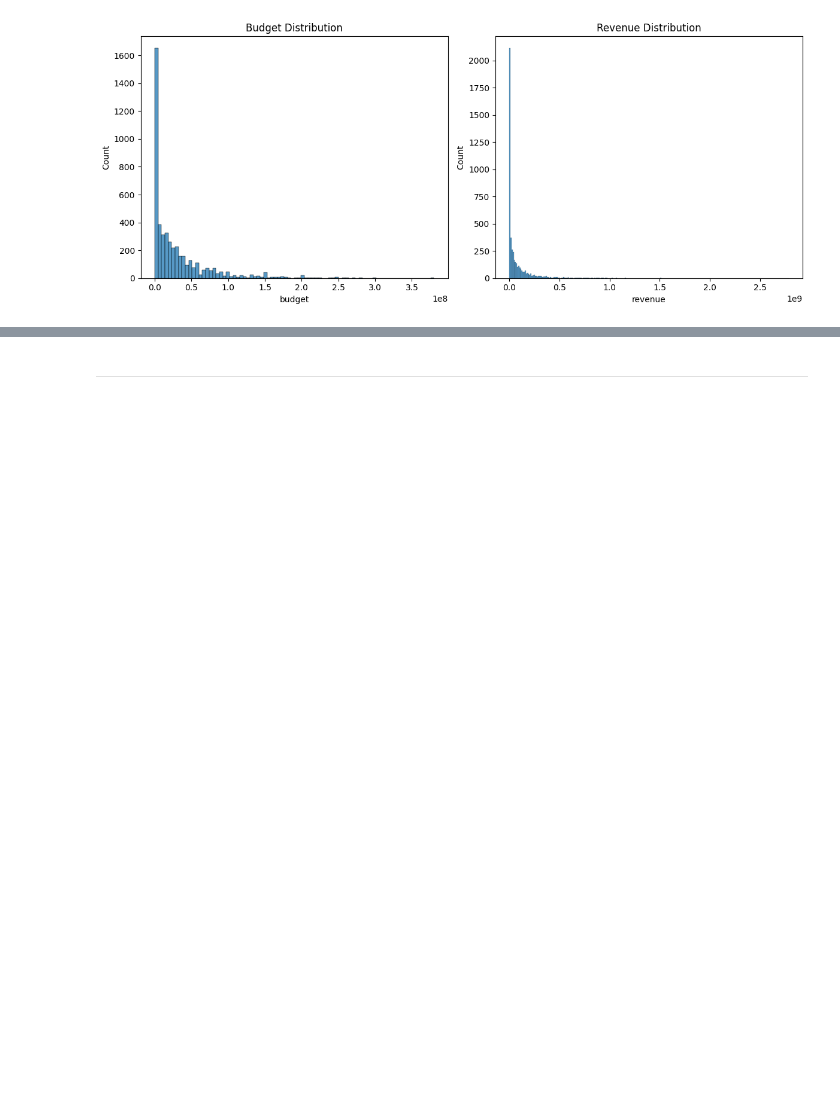
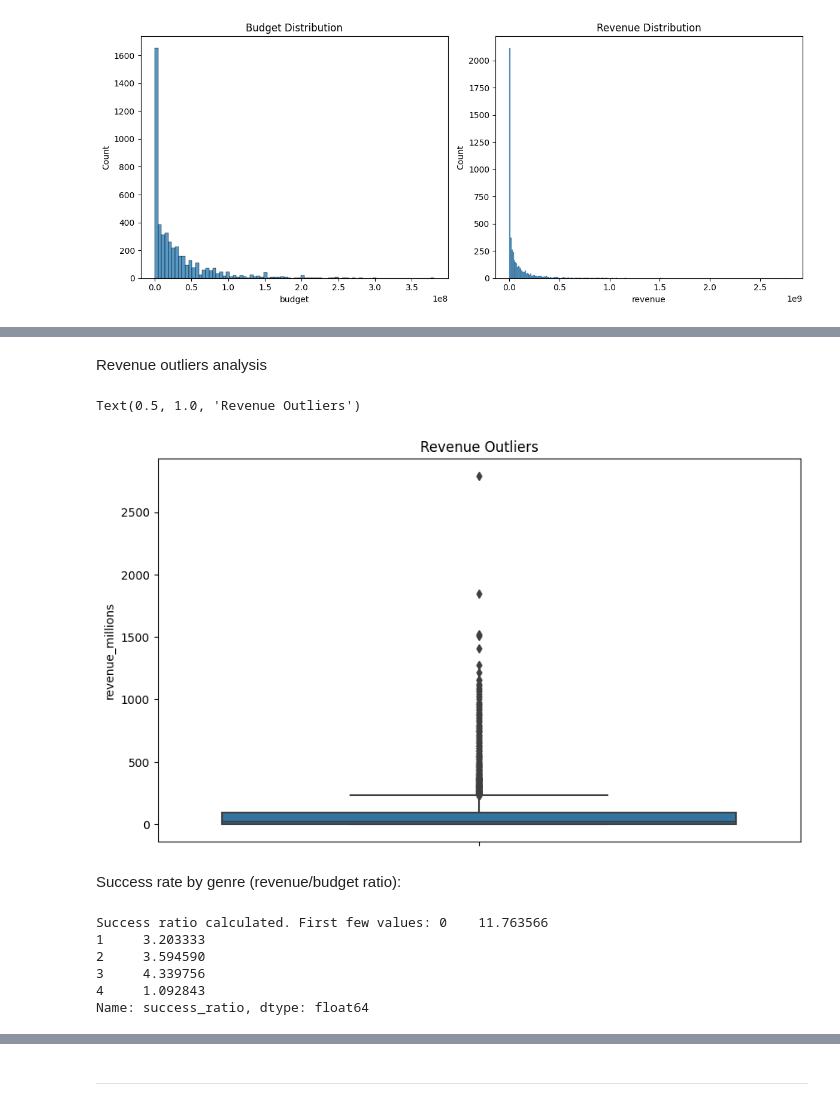
Before and after one commit to Agnieszkalukasiak/Film_Hit_prediction, a Jupyter notebook: jupyter_notebooks/Film_success_study.ipynb, the cells around one changed output, grey strips where cells are left out. Drawn from its saved outputs; the diff is of its cells as text; code cells hidden in the pictures; blank space fills up the shorter version.

```diff
--- a/jupyter_notebooks/Film_success_study.ipynb
+++ b/jupyter_notebooks/Film_success_study.ipynb
@@ -312,0 +314,21 @@ Plot should display distributions
+# %% [markdown]
+Revenue outliers analysis
+# %%
+plt.figure(figsize=(10,6))
+sns.boxplot(y=df_millions['revenue_millions'])
+plt.title('Revenue Outliers')
+# %% [output]
+Text(0.5, 1.0, 'Revenue Outliers')
+[figure, added]
+# %% [markdown]
+Success rate by genre (revenue/budget ratio):
+# %%
+df_millions['success_ratio'] = df_millions['revenue_millions'] / df_millions['budget_millions']
+print("Success ratio calculated. First few values:", df_millions['success_ratio'].head())
+# %% [output]
+Success ratio calculated. First few values: 0    11.763566
+1     3.203333
+2     3.594590
+3     4.339756
+4     1.092843
+Name: success_ratio, dtype: float64
```
Also changed, not shown: parts of 11 cells of this notebook.
